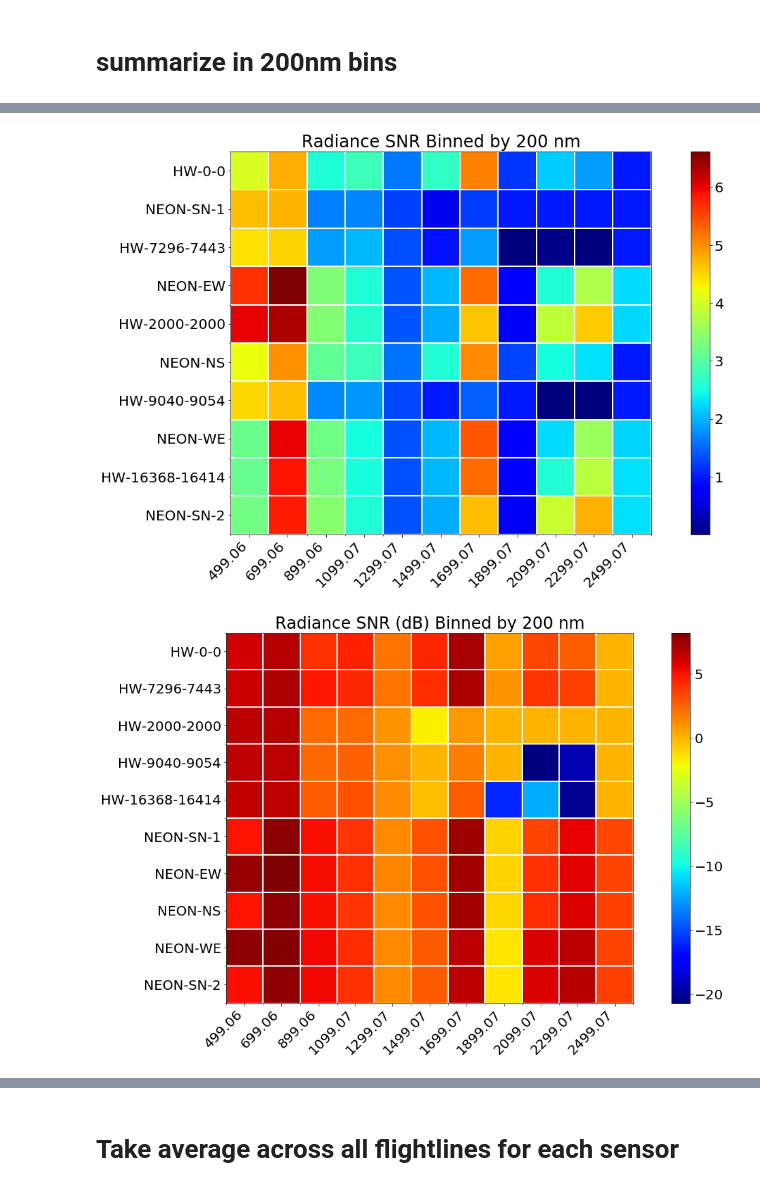
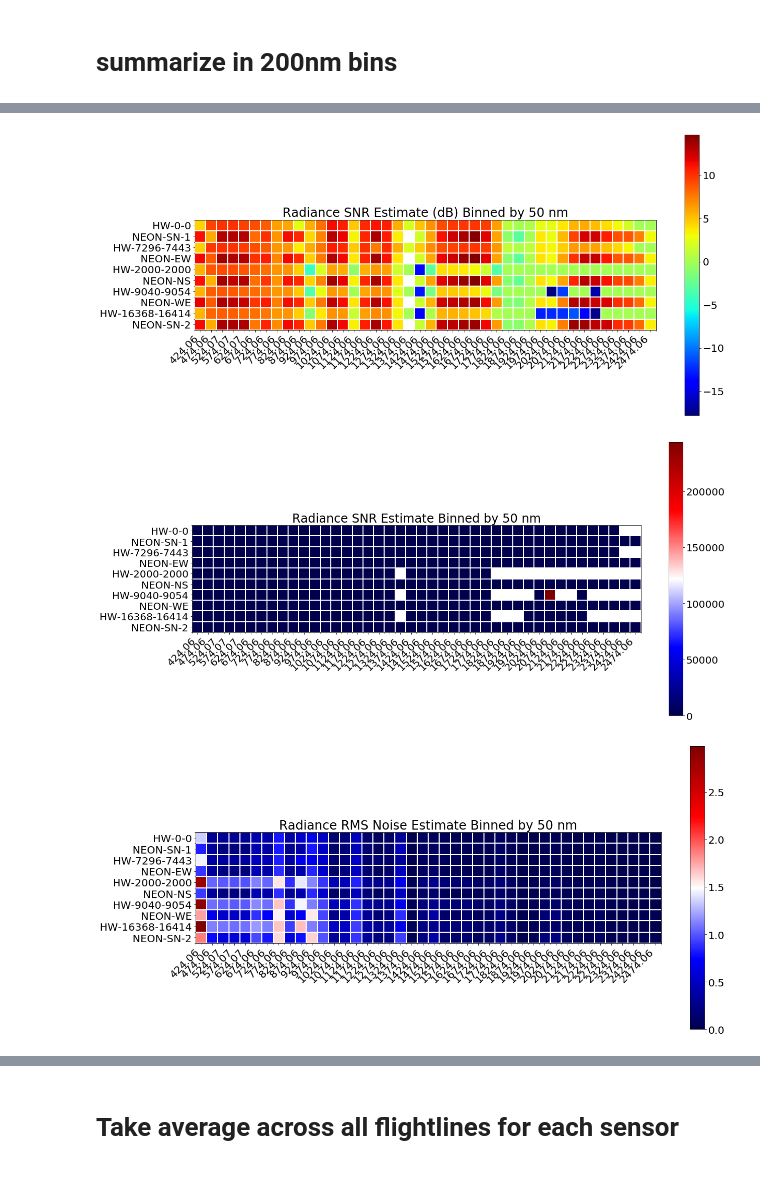
Before and after one commit to earthlab/neon-headwall-data, a Jupyter notebook: notebooks/DASK_RADIANCE_compare_headwall_NEON_all_flight_lines_TABLE_MTN.ipynb, the cells around one changed output, grey strips where cells are left out. Cells and saved outputs as stored; diff of their text form; code cells hidden in the pictures.

Commit message:
fixed plots

```diff
--- a/notebooks/DASK_RADIANCE_compare_headwall_NEON_all_flight_lines_TABLE_MTN.ipynb
+++ b/notebooks/DASK_RADIANCE_compare_headwall_NEON_all_flight_lines_TABLE_MTN.ipynb
@@ -225,6 +225,8 @@ for full_ex in full_hw_ls:
     hw_max = np.nanmax(full_ex, axis=1)
     hw_min = np.nanmin(full_ex, axis=1)
     hw_std = np.nanstd(full_ex, axis=1)
+    hw_max = np.nanquantile(full_ex, 0.9, axis=1)
+    hw_min = np.nanquantile(full_ex, 0.1, axis=1)
 
     hw_mean_ls.append(hw_mean)
     hw_max_ls.append(hw_max)
@@ -237,6 +239,8 @@ for full_neon in full_neon_ls:
     neon_max = np.nanmax(full_neon, axis=1)
     neon_min = np.nanmin(full_neon, axis=1)
     neon_std = np.nanstd(full_neon, axis=1)
+    neon_max = np.nanquantile(full_neon, 0.9, axis=1)
+    neon_min = np.nanquantile(full_neon, 0.1, axis=1)
 
     neon_mean_ls.append(neon_mean)
     neon_max_ls.append(neon_max)
@@ -359,7 +369,7 @@ plt.show()
 # %%
-bin_res=200
+bin_res=50
 # light_tarp_mean, light_tarp_std = bin_data(full_ex, full_wav, full_neon_ls, neon_wav, bin_res)
-light_tarp_mean, light_tarp_std = bin_data_groups(hw_wav_ls, full_wav, full_neon_ls, neon_wav, bin_res)
+light_tarp_mean, light_tarp_std = bin_data_groups(full_hw_ls, full_wav, full_neon_ls, neon_wav, bin_res)
 # %% [markdown]
 # Take the average across each sensor
 # %%
@@ -490,6 +506,8 @@ for full_ex in full_hw_ls:
     hw_max = np.nanmax(full_ex, axis=1)
     hw_min = np.nanmin(full_ex, axis=1)
     hw_std = np.nanstd(full_ex, axis=1)
+    hw_max = np.nanquantile(full_ex, 0.9, axis=1)
+    hw_min = np.nanquantile(full_ex, 0.1, axis=1)
 
     hw_mean_ls.append(hw_mean)
     hw_max_ls.append(hw_max)
@@ -502,6 +520,8 @@ for full_neon in full_neon_ls:
     neon_max = np.nanmax(full_neon, axis=1)
     neon_min = np.nanmin(full_neon, axis=1)
     neon_std = np.nanstd(full_neon, axis=1)
+    neon_max = np.nanquantile(full_neon, 0.9,  axis=1)
+    neon_min = np.nanquantile(full_neon, 0.1, axis=1)
 
     neon_mean_ls.append(neon_mean)
     neon_max_ls.append(neon_max)
@@ -583,6 +607,6 @@ for full_wav, hw_mean, hw_min, hw_max, hw_l, neon_wav, neon_mean, neon_min, neon
 # %%
 # dark_tarp_mean, dark_tarp_std = bin_data(full_ex, full_wav, full_neon_ls, neon_wav, bin_res)
-dark_tarp_mean, dark_tarp_std = bin_data_groups(hw_wav_ls, full_wav, full_neon_ls, neon_wav, bin_res)
+dark_tarp_mean, dark_tarp_std = bin_data_groups(full_hw_ls, full_wav, full_neon_ls, neon_wav, bin_res)
 # %% [markdown]
 # summarize in 200nm bins
 # %%
@@ -721,37 +769,74 @@ plt.show()
+# %%
+arr_snr = 10*np.log10(arr_mean / arr_std) #dB
+
+new_rows = [0,5,1,6,2,7,3,8,4,9]
+i = np.argsort(new_rows)
+new_snr = arr_snr[:,new_rows]
+
+all_labels = hw_lbl+fl_dir
+new_labels = [all_labels[new_rows[i]] for i,l in enumerate(all_labels)]
+
+fig, ax1 = plt.subplots(figsize=(20,10))
+a = ax1.imshow(new_snr.T, alpha=1.0, cmap='jet')
+ax1.set_yticks(np.arange(0, arr_std.shape[1], 1));
+ax1.set_xticks(np.arange(0, arr_std.shape[0], 1));
+
+# Minor ticks
+ax1.set_yticks(np.arange(-.5, arr_std.shape[1], 1), minor=True);
+ax1.set_xticks(np.arange(-.5, arr_std.shape[0], 1), minor=True);
+
+# Gridlines based on minor ticks
+ax1.grid(which='minor', color='w', linestyle='-', linewidth=2)
+
+ax1.set_xticklabels([round(b[1],2) for b in band_ranges], rotation=45, ha='right')
+ax1.set_yticklabels(new_labels, rotation=0)
+plt.colorbar(a)
+plt.title('Radiance SNR Estimate (dB) Binned by {} nm'.format(res))
+plt.show()
+# %% [output]
+[figure, added]
 # %%
+arr_snr = light_tarp_mean / dark_tarp_std
+
 new_rows = [0,5,1,6,2,7,3,8,4,9]
 i = np.argsort(new_rows)
-new_snr = arr_snr[:,i]
+new_snr = arr_snr[:,new_rows]
 
 all_labels = hw_lbl+fl_dir
 new_labels = [all_labels[new_rows[i]] for i,l in enumerate(all_labels)]
 
 fig, ax1 = plt.subplots(figsize=(20,10))
-a = ax1.imshow(new_snr.T, alpha=1.0, cmap='jet')
+a = ax1.imshow(new_snr.T, alpha=1.0, cmap='seismic')
 ax1.set_yticks(np.arange(0, arr_std.shape[1], 1));
 ax1.set_xticks(np.arange(0, arr_std.shape[0], 1));
 
 # Minor ticks
 ax1.set_yticks(np.arange(-.5, arr_std.shape[1], 1), minor=True);
 ax1.set_xticks(np.arange(-.5, arr_std.shape[0], 1), minor=True);
 
 # Gridlines based on minor ticks
 ax1.grid(which='minor', color='w', linestyle='-', linewidth=2)
 
 ax1.set_xticklabels([round(b[1],2) for b in band_ranges], rotation=45, ha='right')
 ax1.set_yticklabels(new_labels, rotation=0)
 plt.colorbar(a)
-plt.title('Radiance SNR Binned by {} nm'.format(res))
+plt.title('Radiance SNR Estimate Binned by {} nm'.format(res))
 plt.show()
 # %% [output]
-[figure, old version]
+[figure, new version]
 # %%
-arr_std = np.hstack((np.array(hw_std_ls), np.array(neon_std_ls))) + np.finfo(np.float32).eps
-arr_mean = np.hstack((np.array(hw_mean_ls), np.array(neon_mean_ls))) + np.finfo(np.float32).eps
-arr_snr = 10*np.log10(arr_mean / arr_std) #dB
+# sqrt of mean
+arr_snr = np.sqrt(np.square(light_tarp_std) + np.square(dark_tarp_std))
+
+new_rows = [0,5,1,6,2,7,3,8,4,9]
+i = np.argsort(new_rows)
+new_snr = arr_snr[:,new_rows]
+
+all_labels = hw_lbl+fl_dir
+new_labels = [all_labels[new_rows[i]] for i,l in enumerate(all_labels)]
 
 fig, ax1 = plt.subplots(figsize=(20,10))
-a = ax1.imshow(arr_snr.T, alpha=1.0, cmap='jet')
+a = ax1.imshow(new_snr.T, alpha=1.0, cmap='seismic')
 ax1.set_yticks(np.arange(0, arr_std.shape[1], 1));
 ax1.set_xticks(np.arange(0, arr_std.shape[0], 1));
 
@@ -763,10 +848,10 @@ ax1.set_xticks(np.arange(-.5, arr_std.shape[0], 1), minor=True);
 ax1.grid(which='minor', color='w', linestyle='-', linewidth=2)
 
 ax1.set_xticklabels([round(b[1],2) for b in band_ranges], rotation=45, ha='right')
-ax1.set_yticklabels(hw_lbl + fl_dir, rotation=0)
+ax1.set_yticklabels(new_labels, rotation=0)
 plt.colorbar(a)
-plt.title('Radiance SNR (dB) Binned by {} nm'.format(res))
+plt.title('Radiance RMS Noise Estimate Binned by {} nm'.format(res))
 plt.show()
 # %% [output]
-[figure, old version]
+[figure, new version]
 # %%
```
Also changed, not shown: parts of 22 cells of this notebook, 1 other file.
